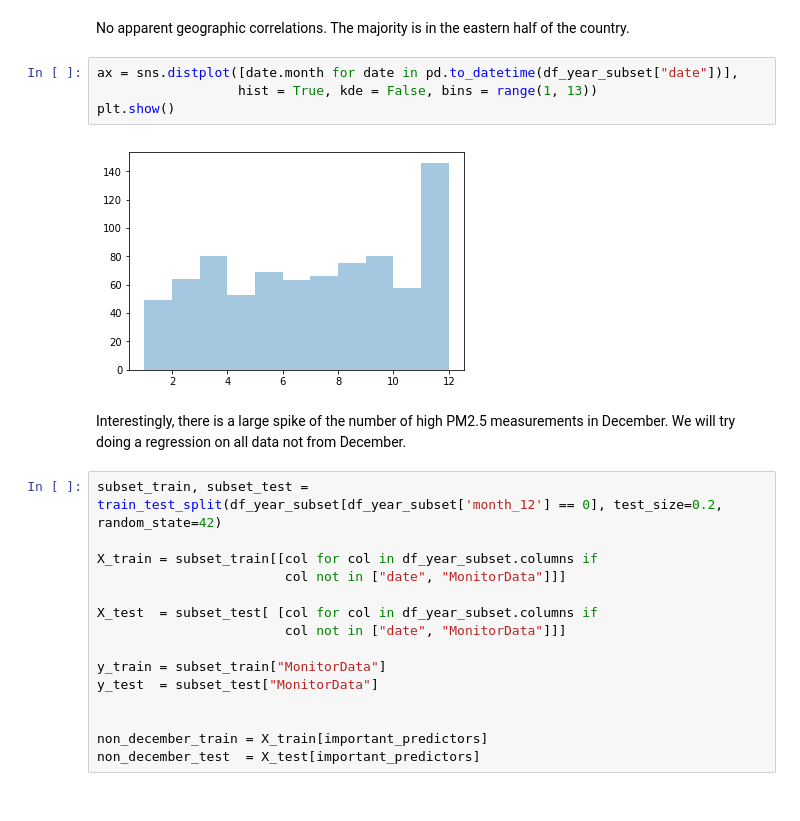
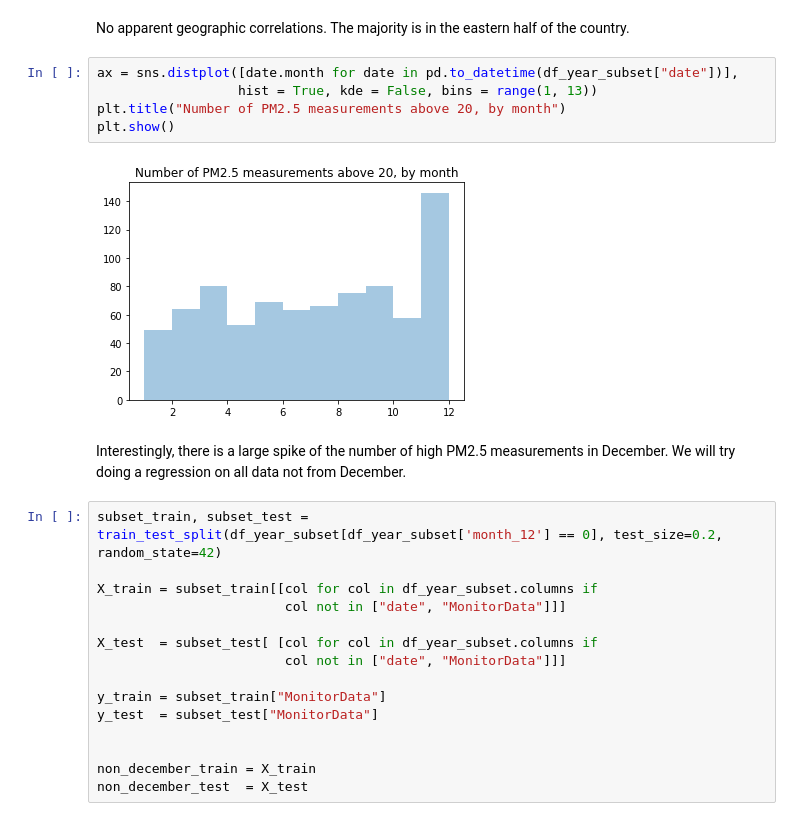
Before and after one commit to chase130101/airpred, a Jupyter notebook: eda/justin_EDA.ipynb, the cells around one changed output. Drawn from its saved outputs; the diff is of its cells as text.

```diff
--- a/eda/justin_EDA.ipynb
+++ b/eda/justin_EDA.ipynb
@@ -590,9 +590,10 @@ No apparent geographic correlations. The majority is in the eastern half of the
 # %%
 ax = sns.distplot([date.month for date in pd.to_datetime(df_year_subset["date"])],
                   hist = True, kde = False, bins = range(1, 13))
+plt.title("Number of PM2.5 measurements above 20, by month")
 plt.show()
 # %% [output]
-[figure, old version]
+[figure, new version]
 # %% [markdown]
 Interestingly, there is a large spike of the number of high PM2.5 measurements in December. We will try doing a regression on all data not from December.
 # %%
@@ -608,8 +609,8 @@ y_train = subset_train["MonitorData"]
 y_test  = subset_test["MonitorData"]
 
 
-non_december_train = X_train[important_predictors]
-non_december_test  = X_test[important_predictors]
+non_december_train = X_train
+non_december_test  = X_test
 # %%
 alphas = [10**n for n in range(-5, 4)]
 
```
Also changed, not shown: parts of 3 cells of this notebook.
